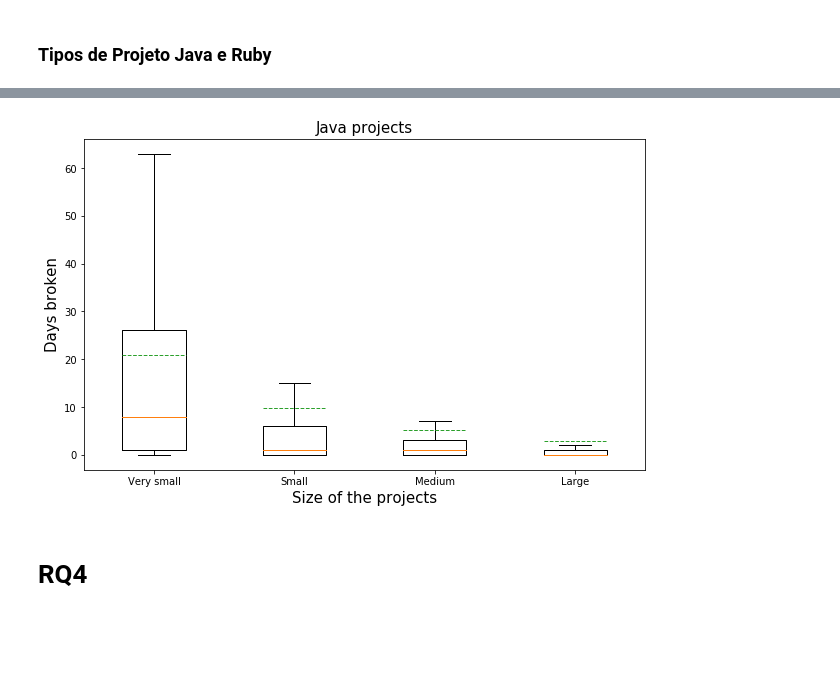
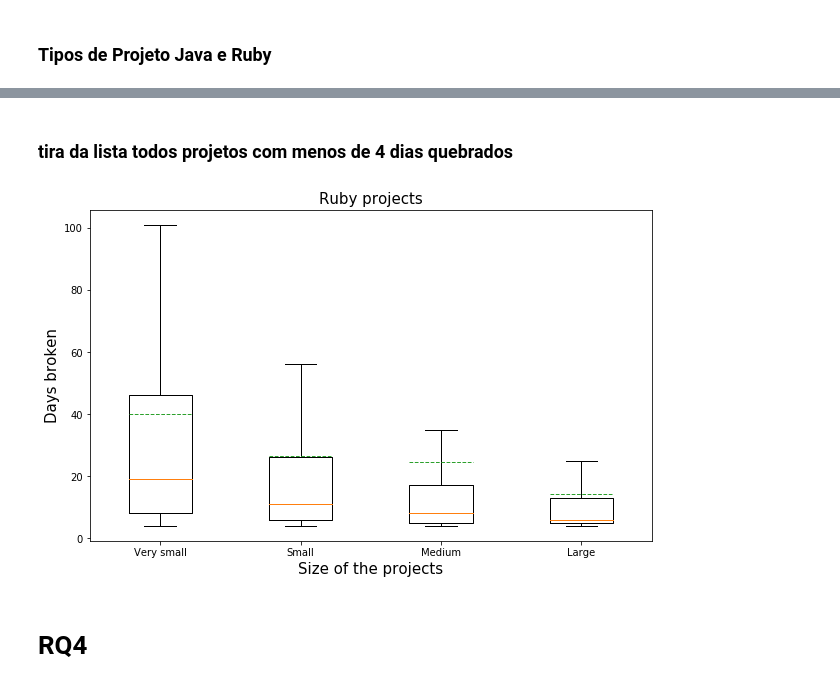
Before and after one commit to wagnernegrao/ci-analysis, a Jupyter notebook: src/project_size_week_frequency.ipynb, the cells around one changed output, grey strips where cells are left out. Drawn from its saved outputs; the diff is of its cells as text; code cells hidden in the pictures; blank space fills up the shorter version.

```diff
--- a/src/project_size_week_frequency.ipynb
+++ b/src/project_size_week_frequency.ipynb
@@ -632,7 +677,7 @@ for i in range(len(list_name)):
 
     mean = df.gh_num_commits_in_push.mean()
 
-    if(mean < 2.36):
+    if(mean <= 2):
         cont +=1
 
 
@@ -1435,12 +1496,12 @@ def days_broken(list_name):
 
     print(df_broken.date.dt.days.describe())
 
-    metric = df_broken.date.dt.days.describe()[6] # 3 quartil
+    metric = 4 #df_broken.date.dt.days.describe()[6] # 3 quartil
 
 
 
     count = 0
-    metric = df_broken.date.dt.days.describe()[6] # 3 quartil
+    metric = 4 #df_broken.date.dt.days.describe()[6] # 3 quartil
 
     #percorre o vetor quando ele encontra um que é equivalente ao if da break e vai para o proximo vetor que no caso seria outro projeto
     for k in range(len(list_days_broken)):
@@ -1486,0 +1548,13 @@ Quantidade de projetos com builds quebradas é de 25 tendo uma duração de 1.0
+# %%
+
+list_very_small = quantidade_projetos('ruby', 1)
+very_small = days_broken(list_very_small)
+
+list_small = quantidade_projetos('ruby', 2)
+small = days_broken(list_small)
+
+list_medium = quantidade_projetos('ruby', 3)
+medium = days_broken(list_medium)
+
+list_large = quantidade_projetos('ruby', 4)
+large = days_broken(list_large)
@@ -1487,28 +1579,49 @@ Quantidade de projetos com builds quebradas é de 25 tendo uma duração de 1.0
+# %% [markdown]
+### tira da lista todos projetos com menos de 4 dias quebrados
+# %%
+n_very_small = []
+n_small = []
+n_medium = []
+n_large = []
+
+for i in very_small:
+    if(4 <= i):
+        n_very_small.append(i)
+
+for i in small:
+    if(4 <= i):
+        n_small.append(i)
+for i in medium:
+    if(4 <= i):
+        n_medium.append(i)
+for i in large:
+    if(4 <= i):
+        n_large.append(i)
 # %%
 ###### plot bar #######
-data = [very_small, small, medium, large]
+data = [n_very_small, n_small, n_medium, n_large]
 
 
 
 
 fig, ax = plt.subplots()
 
 fig.subplots_adjust(left=0.08, right=1.38, bottom=0.05, top=1.2, hspace=0.4, wspace=0.3)
 #fig.subplots_adjust(left=0.15, right=.98, bottom=0.22, top=.9, hspace=0.6, wspace=0.6)
 
-ax.set_title('Java projects', fontsize=15)
+ax.set_title('Ruby projects', fontsize=15)
 ax.set_xlabel('Size of the projects', fontsize=15)
 ax.set_ylabel('Days broken', fontsize=15)
 
 ax.set_axisbelow(True)
 
 
 ax.boxplot(data, 0, '', showmeans=True, meanline=True, labels=['Very small','Small', 'Medium', 'Large']) # boxplot sem outlier points
 
 
-#plt.savefig('days_broken_java.eps', format='eps', dpi = 300,  bbox_inches='tight')
+#plt.savefig('days_broken_ruby.eps', format='eps', dpi = 300,  bbox_inches='tight')
 plt.show()
 # %% [output]
-[figure, old version]
+[figure, new version]
 # %% [markdown]
 # RQ4
```
Also changed, not shown: parts of 49 cells of this notebook.
